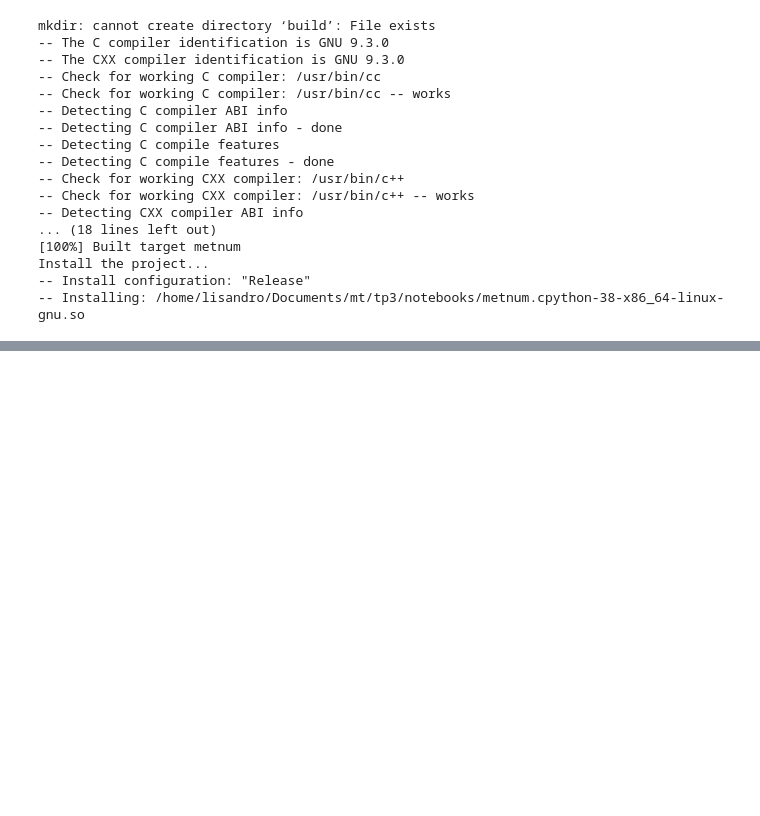
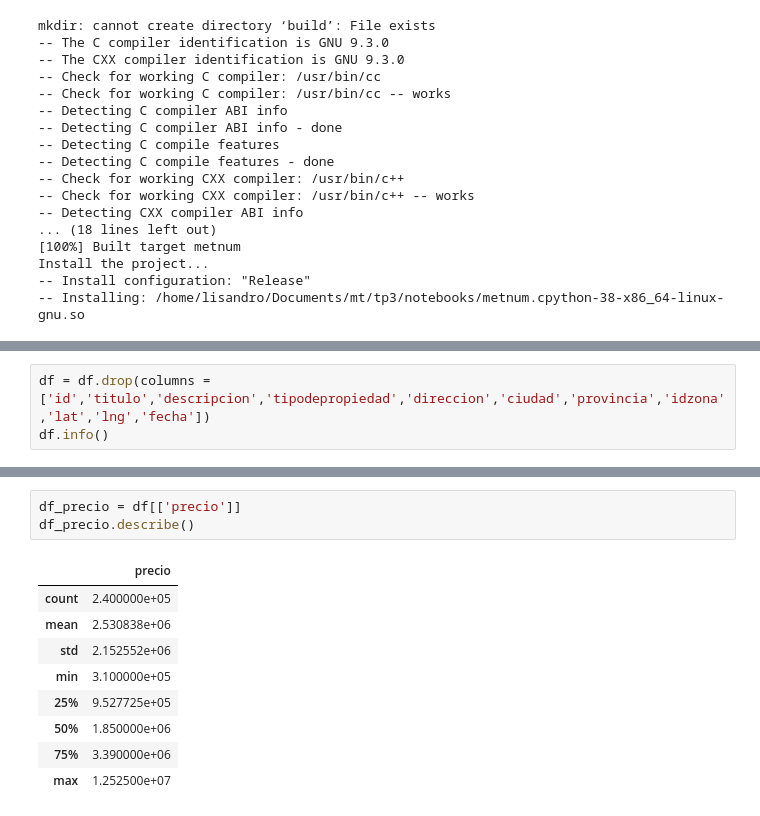
Before and after one commit to wgbusch/mt, a Jupyter notebook: tp3/notebooks/Licha.ipynb, the cells around one changed output, grey strips where cells are left out. Saved outputs shown, nothing was run; the diff lists cells and outputs as text; blank space fills up the shorter version.

```diff
--- a/tp3/notebooks/Licha.ipynb
+++ b/tp3/notebooks/Licha.ipynb
@@ -33,0 +37,3 @@ import util
+# %%
+df = df.drop(columns = ['id','titulo','descripcion','tipodepropiedad','direccion','ciudad','provincia','idzona','lat','lng','fecha'])
+df.info()
@@ -33,0 +61,13 @@ import util
+# %%
+df_precio = df[['precio']]
+df_precio.describe()
+# %% [output]
+|  | precio |
+| count | 2.400000e+05 |
+| mean | 2.530838e+06 |
+| std | 2.152552e+06 |
+| min | 3.100000e+05 |
+| 25% | 9.527725e+05 |
+| 50% | 1.850000e+06 |
+| 75% | 3.390000e+06 |
+| max | 1.252500e+07 |
```
Also changed, not shown: parts of 11 cells of this notebook.
